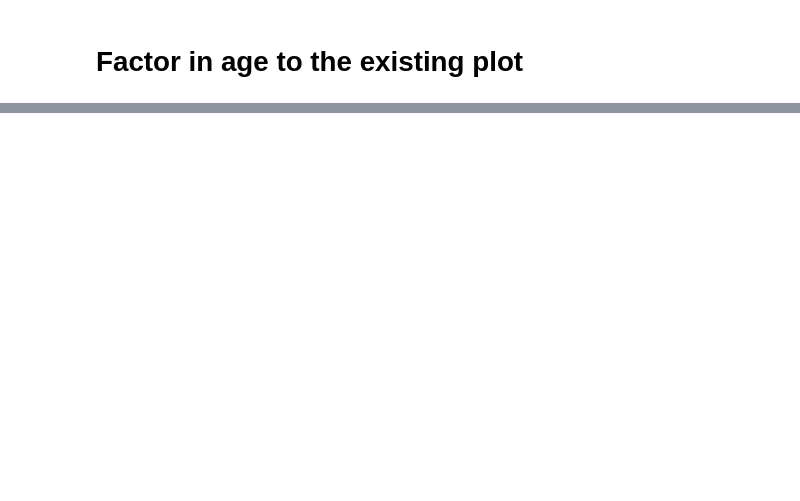
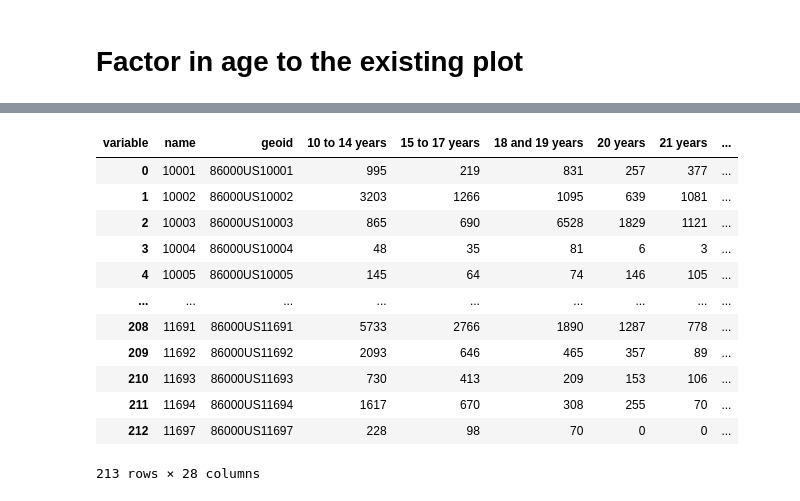
Before and after one commit to junekim6/nyc_power_outage, a Jupyter notebook: empower/empower_nyc.ipynb, the cells around one changed output, grey strips where cells are left out. Drawn from its saved outputs; the diff is of its cells as text; code cells hidden in the pictures; blank space fills up the shorter version.

```diff
--- a/empower/empower_nyc.ipynb
+++ b/empower/empower_nyc.ipynb
@@ -116,6 +188,22 @@ melted_age = age_df.melt(id_vars=['geoid', 'name'])
 pd.options.display.max_columns=None
 
 pivoted_age = melted_age.pivot_table(index=["name", "geoid"], columns="variable", values="value", aggfunc="sum").reset_index()
+# %%
+pivoted_age
+# %% [output]
+| variable | name | geoid | 10 to 14 years | 15 to 17 years | 18 and 19 years | 20 years | 21 years | ... |
+| 0 | 10001 | 86000US10001 | 995 | 219 | 831 | 257 | 377 | ... |
+| 1 | 10002 | 86000US10002 | 3203 | 1266 | 1095 | 639 | 1081 | ... |
+| 2 | 10003 | 86000US10003 | 865 | 690 | 6528 | 1829 | 1121 | ... |
+| 3 | 10004 | 86000US10004 | 48 | 35 | 81 | 6 | 3 | ... |
+| 4 | 10005 | 86000US10005 | 145 | 64 | 74 | 146 | 105 | ... |
+| ... | ... | ... | ... | ... | ... | ... | ... | ... |
+| 208 | 11691 | 86000US11691 | 5733 | 2766 | 1890 | 1287 | 778 | ... |
+| 209 | 11692 | 86000US11692 | 2093 | 646 | 465 | 357 | 89 | ... |
+| 210 | 11693 | 86000US11693 | 730 | 413 | 209 | 153 | 106 | ... |
+| 211 | 11694 | 86000US11694 | 1617 | 670 | 308 | 255 | 70 | ... |
+| 212 | 11697 | 86000US11697 | 228 | 98 | 70 | 0 | 0 | ... |
+213 rows × 28 columns
 # %%
 # Remove margin of error columns
 pivoted_age.drop(list(pivoted_age.filter(regex = 'Error')), axis = 1, inplace = True)
```
Also changed, not shown: parts of 13 cells of this notebook.
